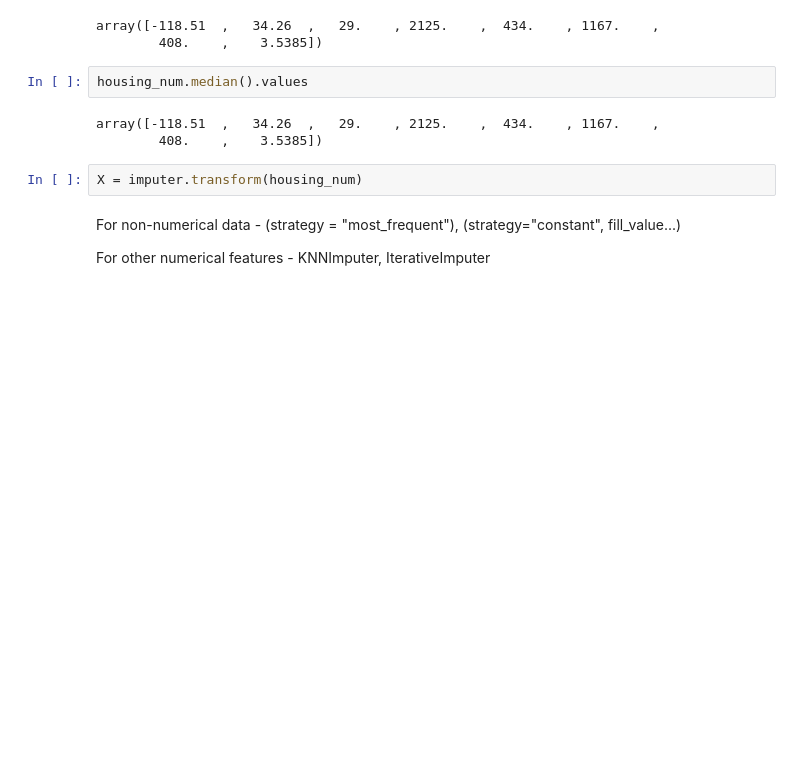
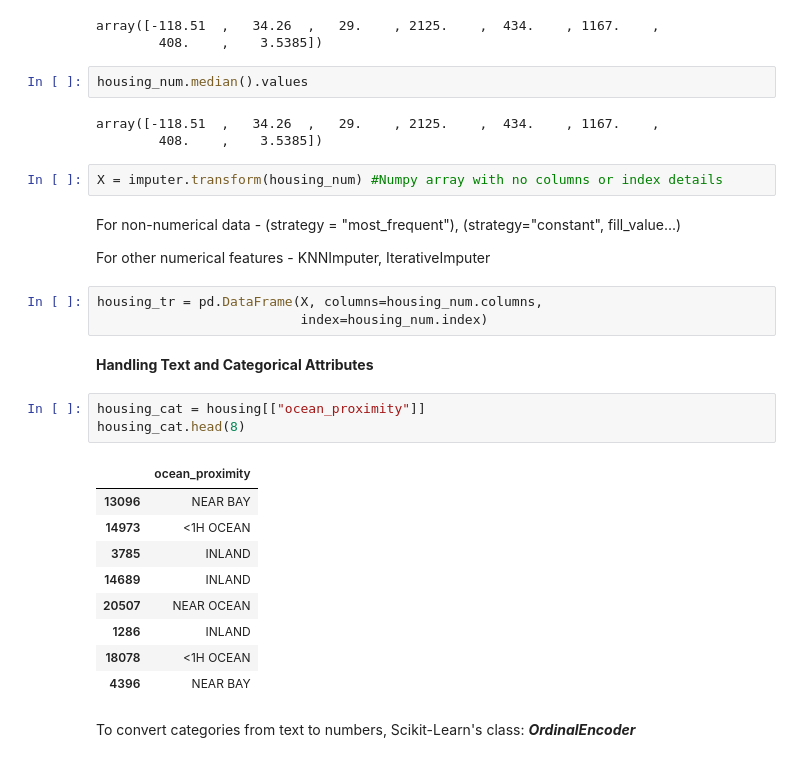
Before and after one commit to rajarajeswarir/Hands-on-Machine-Learning, a Jupyter notebook: End_to_end_machine_learning_project.ipynb, the cells around one changed output. Drawn from its saved outputs; the diff is of its cells as text; blank space fills up the shorter version.

```diff
--- a/End_to_end_machine_learning_project.ipynb
+++ b/End_to_end_machine_learning_project.ipynb
@@ -287,8 +287,28 @@ housing_num.median().values
 array([-118.51  ,   34.26  ,   29.    , 2125.    ,  434.    , 1167.    ,
         408.    ,    3.5385])
 # %%
-X = imputer.transform(housing_num)
+X = imputer.transform(housing_num) #Numpy array with no columns or index details
 # %% [markdown]
 For non-numerical data - (strategy = "most_frequent"), (strategy="constant", fill_value...)
 
 For other numerical features - KNNImputer, IterativeImputer
+# %%
+housing_tr = pd.DataFrame(X, columns=housing_num.columns,
+                          index=housing_num.index)
+# %% [markdown]
+**Handling Text and Categorical Attributes**
+# %%
+housing_cat = housing[["ocean_proximity"]]
+housing_cat.head(8)
+# %% [output]
+|  | ocean_proximity |
+| 13096 | NEAR BAY |
+| 14973 | <1H OCEAN |
+| 3785 | INLAND |
+| 14689 | INLAND |
+| 20507 | NEAR OCEAN |
+| 1286 | INLAND |
+| 18078 | <1H OCEAN |
+| 4396 | NEAR BAY |
+# %% [markdown]
+To convert categories from text to numbers, Scikit-Learn's class: ***OrdinalEncoder***
```
Also changed, not shown: parts of 9 cells of this notebook.
